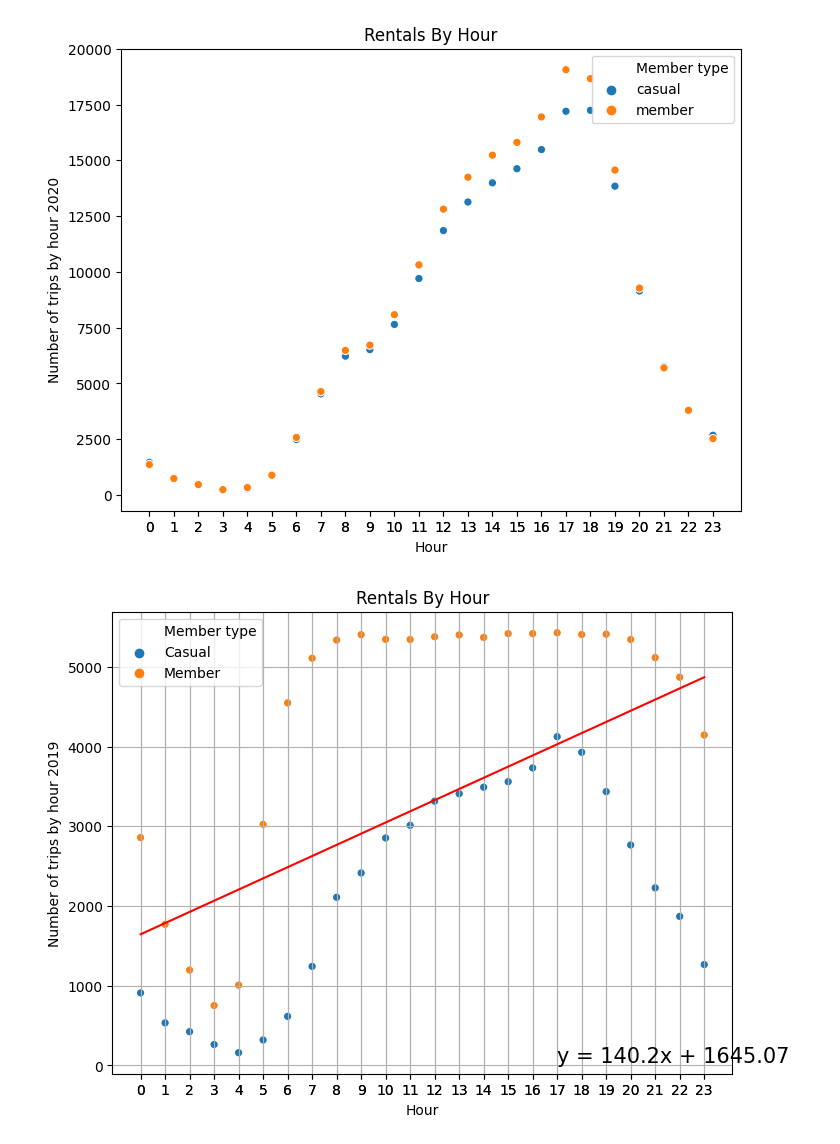
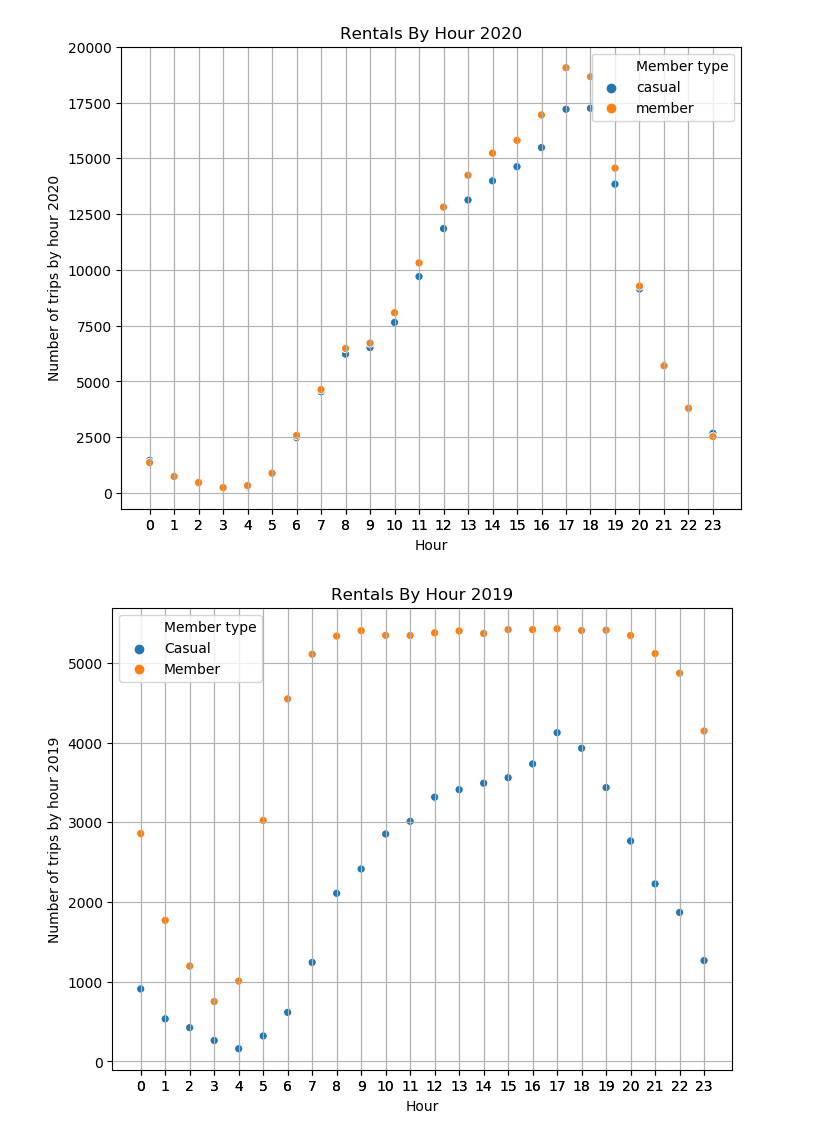
Before and after one commit to gportes24/German-s-Group-Project, a Jupyter notebook: BikeShare_Project.ipynb, the cells around one changed output. Drawn from its saved outputs; the diff is of its cells as text; code cells hidden in the pictures.

```diff
--- a/BikeShare_Project.ipynb
+++ b/BikeShare_Project.ipynb
@@ -35,4 +35,5 @@ Bike_2019_clean.sample(5)
 # %%
+Bike_2020_clean.drop(["is_equity"], axis = 1, inplace =True)
 Bike_2020_clean.sample(5)
 # %% [output]
 |  | Id | rideable_type | Start date | End date | Start station | start_station_id | End station | ... |
@@ -114,32 +149,34 @@ plt.savefig('images/tripsByHour2019.png', dpi=300, bbox_inches='tight')
 # %%
 hour_use =Bike_2020_clean.groupby(['Start date', "Hour", "Member type"])['Id'].nunique().groupby(['Hour', 'Member type']).count().reset_index()
 hour_use19 =Bike_2019_clean.groupby(['Start date', "Hour", "Member type"])['Id'].nunique().groupby(['Hour', 'Member type']).count().reset_index()
 fig, ax = plt.subplots(figsize=(8,6))
 sns.scatterplot(x='Hour', y='Id', hue='Member type', data=hour_use)
-plt.title("Rentals By Hour")
+plt.title("Rentals By Hour 2020")
 plt.xlabel("Hour")
 plt.ylabel("Number of trips by hour 2020")
 plt.xticks(hour_use.Hour.values)
+plt.grid(True)
 plt.show()
+
 fig, ax = plt.subplots(figsize=(8,6))
 sns.scatterplot(x='Hour', y='Id', hue='Member type', data=hour_use19)
-plt.title("Rentals By Hour")
+plt.title("Rentals By Hour 2019")
 plt.xlabel("Hour")
 plt.ylabel("Number of trips by hour 2019")
 plt.xticks(hour_use19.Hour.values)
-x_values = hour_use19['Hour']
-y_values =hour_use19['Id']
-(slope, intercept, rvalue, pvalue, stderr) = linregress(x_values, y_values)
-regress_values = x_values * slope + intercept
-line_eq = "y = " + str(round(slope,2)) + "x + " + str(round(intercept,2))
-plt.plot(x_values,regress_values,"r-")
-plt.annotate(line_eq,(17,35),fontsize=15,color="black")
-correlation = st.pearsonr(x_values,y_values)
+#x_values = hour_use19['Hour']
+#y_values =hour_use19['Id']
+#(slope, intercept, rvalue, pvalue, stderr) = linregress(x_values, y_values)
+#regress_values = x_values * slope + intercept
+#line_eq = "y = " + str(round(slope,2)) + "x + " + str(round(intercept,2))
+#plt.plot(x_values,regress_values,"r-")
+#plt.annotate(line_eq,(17,35),fontsize=15,color="black")
+#correlation = st.pearsonr(x_values,y_values)
 plt.grid(True)
 plt.show()
 # %% [output]
-[figure, old version]
+[figure, new version]
-[figure, old version]
+[figure, new version]
 # %%
 sns.set_style('darkgrid')
 unique = hour_use19["Member type"].append(hour_use["Member type"]).unique()
```
Also changed, not shown: parts of 9 cells of this notebook, 11 other files.
